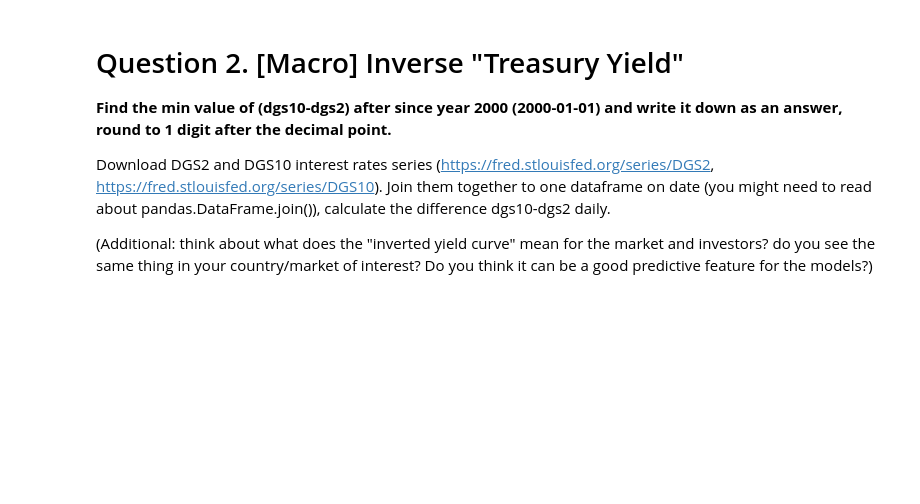
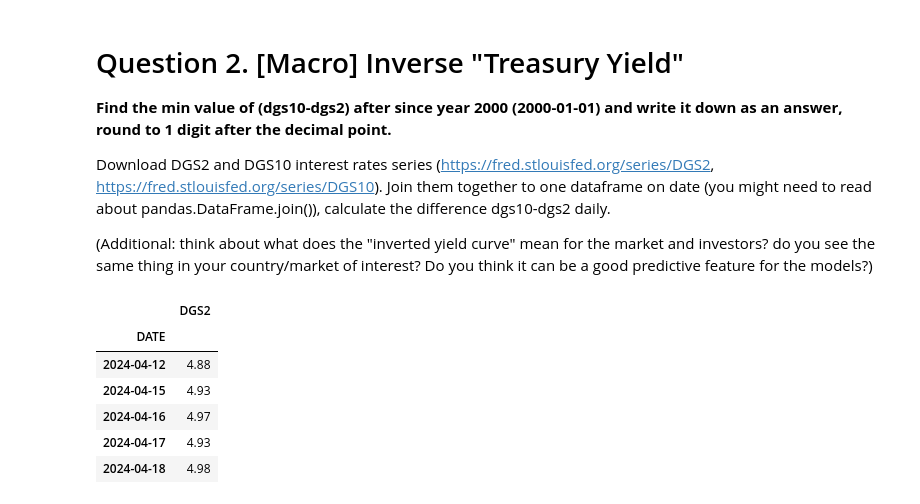
Before and after one commit to genagma/stock-markets-analytics-zoomcamp-workspace, a Jupyter notebook: notebooks/homework_1.ipynb, the cells around one changed output. Cells and saved outputs as stored; diff of their text form; code cells hidden in the pictures; blank space fills up the shorter version.

```diff
--- a/notebooks/homework_1.ipynb
+++ b/notebooks/homework_1.ipynb
@@ -71,3 +71,15 @@ gdpc1.tail()
 Download DGS2 and DGS10 interest rates series (https://fred.stlouisfed.org/series/DGS2, https://fred.stlouisfed.org/series/DGS10). Join them together to one dataframe on date (you might need to read about pandas.DataFrame.join()), calculate the difference dgs10-dgs2 daily.
 
 (Additional: think about what does the "inverted yield curve" mean for the market and investors? do you see the same thing in your country/market of interest? Do you think it can be a good predictive feature for the models?)
+# %%
+# https://fred.stlouisfed.org/series/DGS2
+dgs2 = pdr.DataReader("DGS2", "fred", start=start)
+dgs2.tail()
+# %% [output]
+|  | DGS2 |
+| DATE |  |
+| 2024-04-12 | 4.88 |
+| 2024-04-15 | 4.93 |
+| 2024-04-16 | 4.97 |
+| 2024-04-17 | 4.93 |
+| 2024-04-18 | 4.98 |
```
Also changed, not shown: parts of 4 cells of this notebook.
